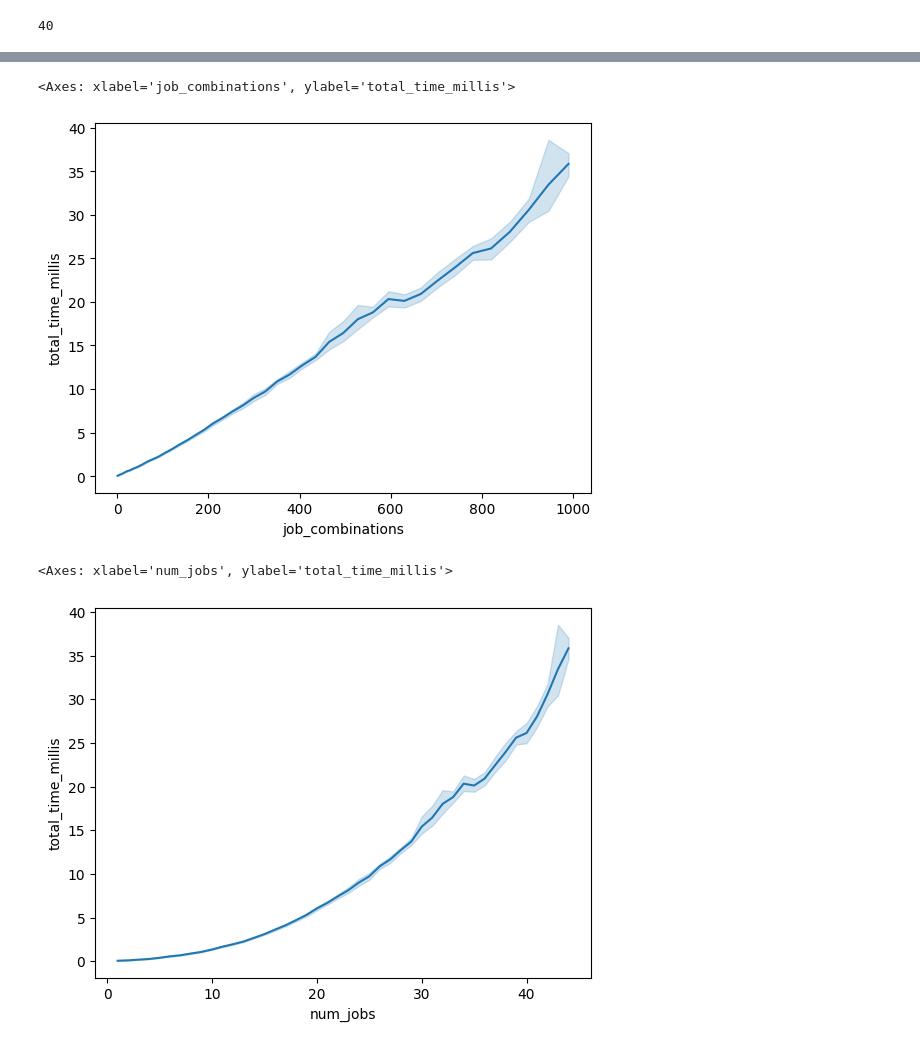
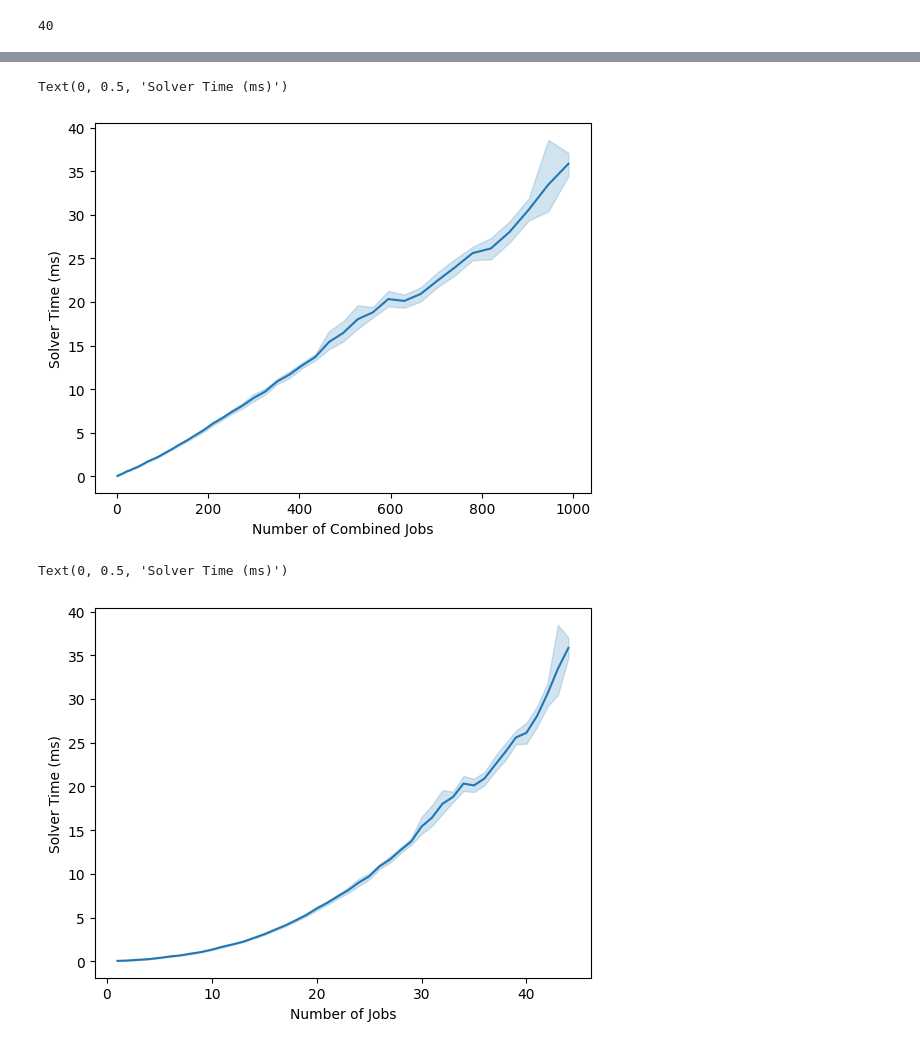
Before and after one commit to tareqmahmood/gavel, a Jupyter notebook: scheduler/profile/solver/max_min_fairness_packed/analyze.ipynb, the cells around one changed output, grey strips where cells are left out. Cells and saved outputs as stored; diff of their text form; code cells hidden in the pictures.

Commit message:
data and plot of max_min_fairness solver

```diff
--- a/scheduler/profile/solver/max_min_fairness_packed/analyze.ipynb
+++ b/scheduler/profile/solver/max_min_fairness_packed/analyze.ipynb
@@ -43,10 +61,14 @@ data = data[data['job_combinations'] <= 1000]
 # %%
-sns.lineplot(data=data, x="job_combinations", y="total_time_millis")
+ax = sns.lineplot(data=data, x="job_combinations", y="total_time_millis")
+ax.set_xlabel('Number of Combined Jobs')
+ax.set_ylabel('Solver Time (ms)')
 # %% [output]
-<Axes: xlabel='job_combinations', ylabel='total_time_millis'>
+Text(0, 0.5, 'Solver Time (ms)')
-[figure, old version]
+[figure, new version]
 # %%
-sns.lineplot(data=data, x="num_jobs", y="total_time_millis")
+ax = sns.lineplot(data=data, x="num_jobs", y="total_time_millis")
+ax.set_xlabel('Number of Jobs')
+ax.set_ylabel('Solver Time (ms)')
 # %% [output]
-<Axes: xlabel='num_jobs', ylabel='total_time_millis'>
+Text(0, 0.5, 'Solver Time (ms)')
-[figure, old version]
+[figure, new version]
```
Also changed, not shown: parts of 2 cells of this notebook, 1 other file.
